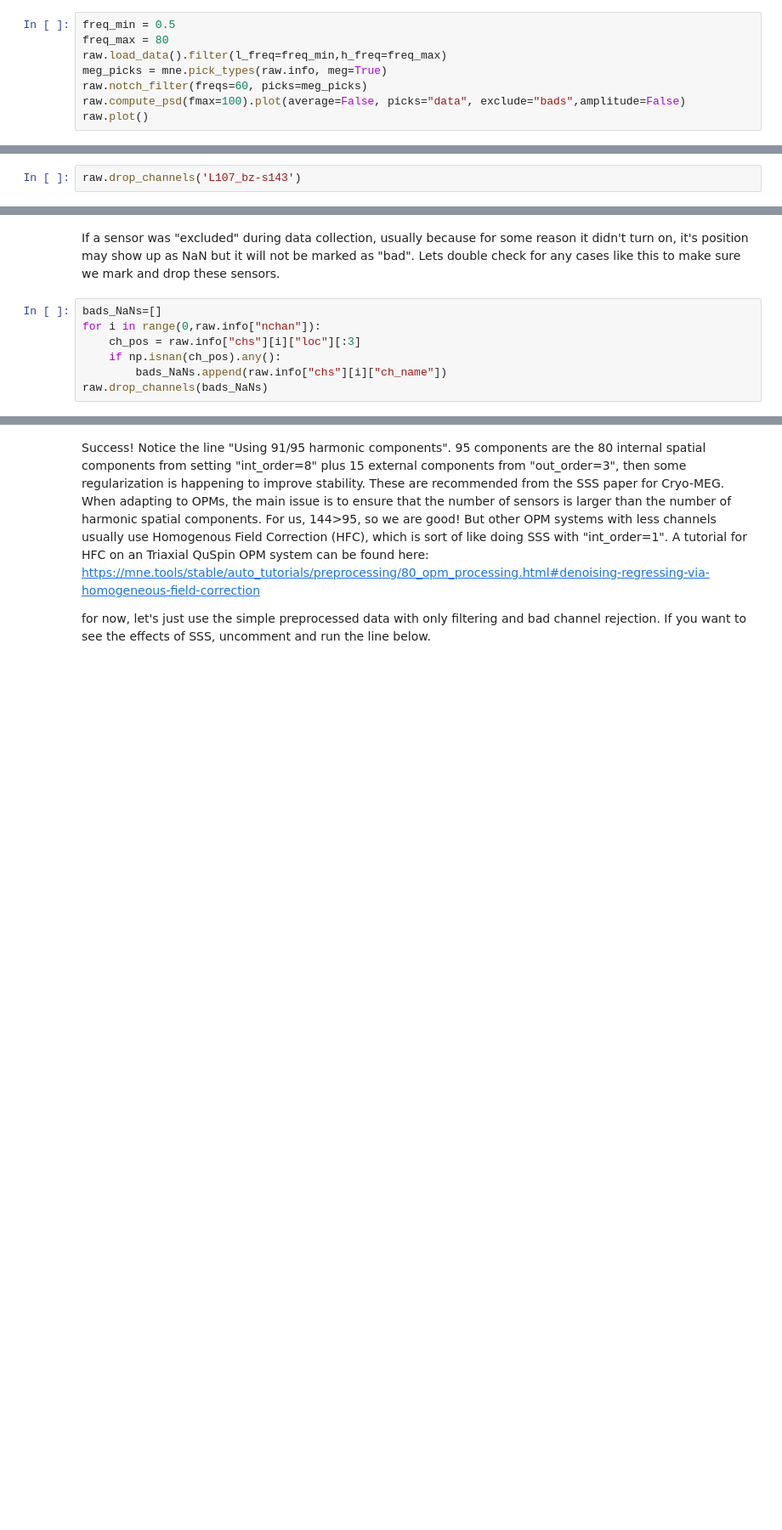
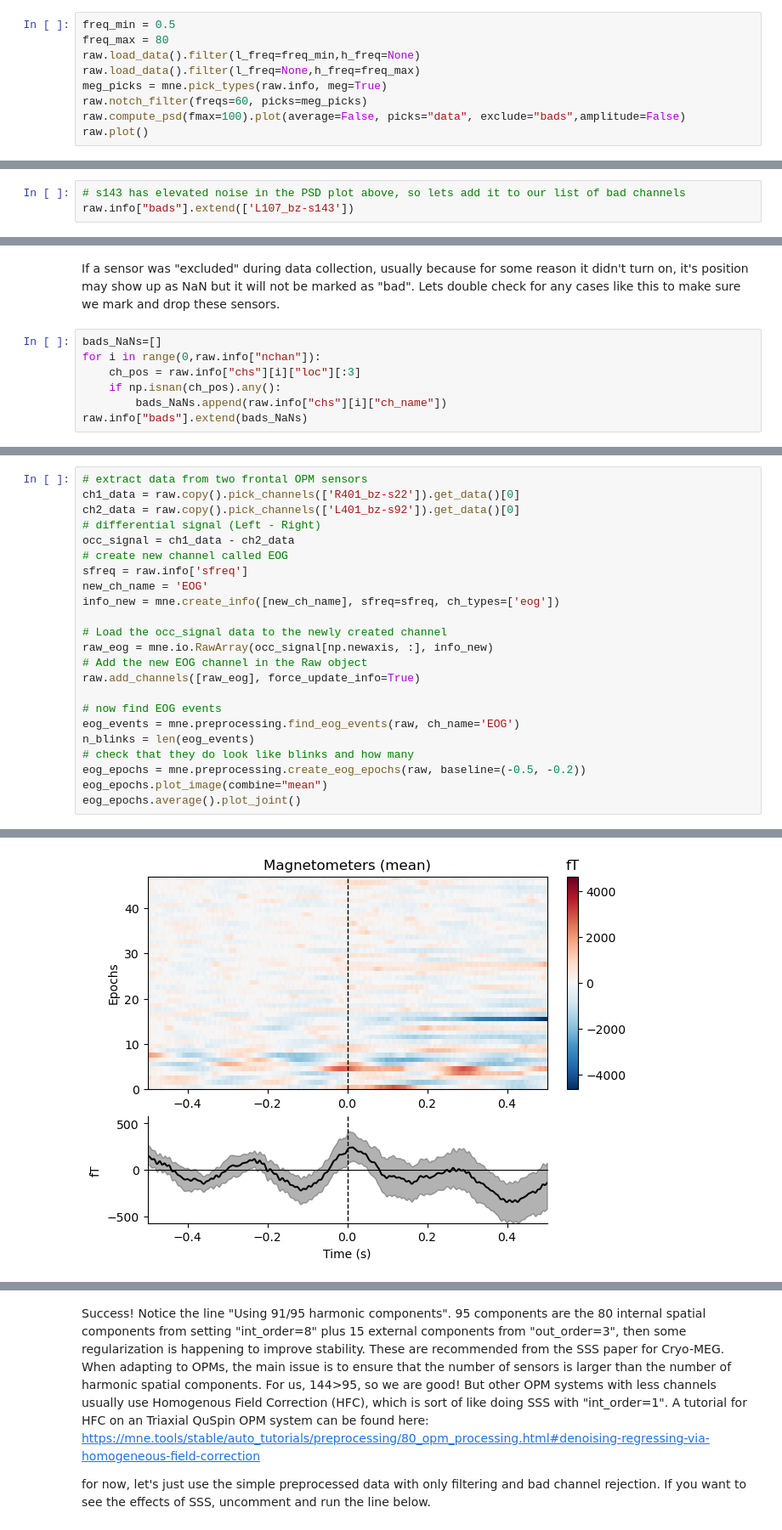
Before and after one commit to xannnimal/OPM_processing_notebook, a Jupyter notebook: OPM_processing_tutorial.ipynb, the cells around one changed output, grey strips where cells are left out. Shown at 85% size. Saved outputs shown, nothing was run; the diff lists cells and outputs as text; blank space fills up the shorter version.

```diff
--- a/OPM_processing_tutorial.ipynb
+++ b/OPM_processing_tutorial.ipynb
@@ -134,7 +135,8 @@ Now, lets filter and take another look
 # %%
 freq_min = 0.5
 freq_max = 80
-raw.load_data().filter(l_freq=freq_min,h_freq=freq_max)
+raw.load_data().filter(l_freq=freq_min,h_freq=None)
+raw.load_data().filter(l_freq=None,h_freq=freq_max)
 meg_picks = mne.pick_types(raw.info, meg=True)
 raw.notch_filter(freqs=60, picks=meg_picks)
 raw.compute_psd(fmax=100).plot(average=False, picks="data", exclude="bads",amplitude=False)
@@ -164,2 +166,3 @@ Seems like 'L107_bz-s143', plotted in blue, has raised noise levels, so we'll ju
 # %%
-raw.drop_channels('L107_bz-s143')
+# s143 has elevated noise in the PSD plot above, so lets add it to our list of bad channels
+raw.info["bads"].extend(['L107_bz-s143'])
@@ -189,4 +174,4 @@ for i in range(0,raw.info["nchan"]):
     ch_pos = raw.info["chs"][i]["loc"][:3]
     if np.isnan(ch_pos).any():
         bads_NaNs.append(raw.info["chs"][i]["ch_name"])
-raw.drop_channels(bads_NaNs)
+raw.info["bads"].extend(bads_NaNs)
@@ -210,0 +214,24 @@ raw.drop_channels(bads_NaNs)
+# %%
+# extract data from two frontal OPM sensors
+ch1_data = raw.copy().pick_channels(['R401_bz-s22']).get_data()[0]
+ch2_data = raw.copy().pick_channels(['L401_bz-s92']).get_data()[0]
+# differential signal (Left - Right)
+occ_signal = ch1_data - ch2_data
+# create new channel called EOG
+sfreq = raw.info['sfreq']
+new_ch_name = 'EOG'
+info_new = mne.create_info([new_ch_name], sfreq=sfreq, ch_types=['eog'])
+
+# Load the occ_signal data to the newly created channel
+raw_eog = mne.io.RawArray(occ_signal[np.newaxis, :], info_new)
+# Add the new EOG channel in the Raw object
+raw.add_channels([raw_eog], force_update_info=True)
+
+# now find EOG events
+eog_events = mne.preprocessing.find_eog_events(raw, ch_name='EOG')
+n_blinks = len(eog_events)
+# check that they do look like blinks and how many
+eog_epochs = mne.preprocessing.create_eog_epochs(raw, baseline=(-0.5, -0.2))
+eog_epochs.plot_image(combine="mean")
+eog_epochs.average().plot_joint()
+# %% [output]
@@ -210,0 +255 @@ raw.drop_channels(bads_NaNs)
+[figure, added]
```
Also changed, not shown: parts of 22 cells of this notebook.
